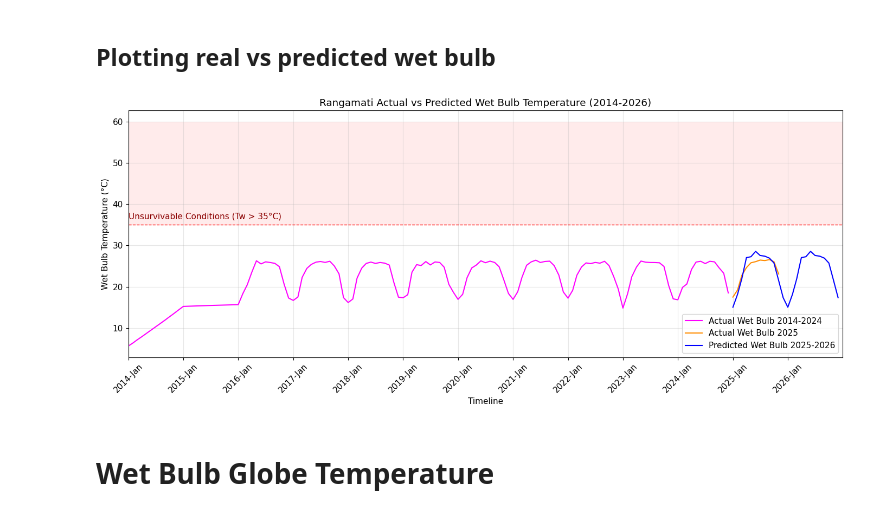
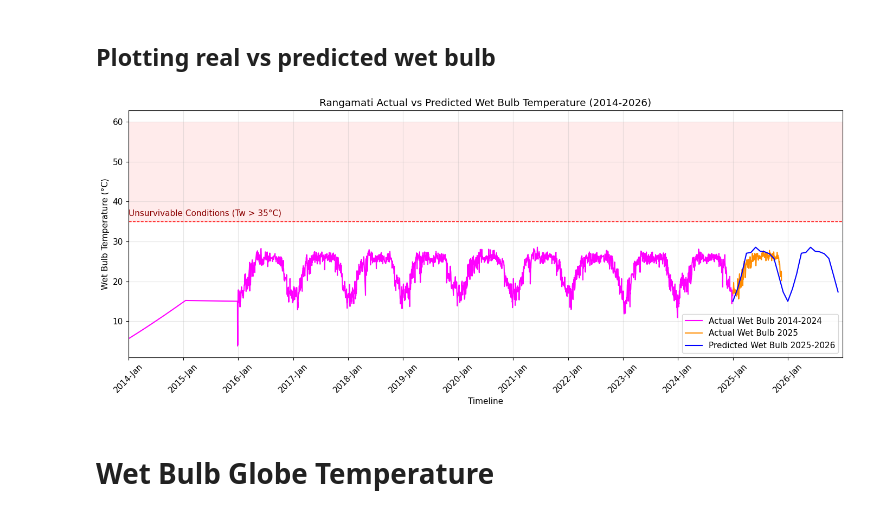
Before and after one commit to not-your-pancake/TCC_Journal, a Jupyter notebook: HI_WB_HS_HM_WBG/rangamati.ipynb, the cells around one changed output. Cells and saved outputs as stored; diff of their text form; code cells hidden in the pictures.

```diff
--- a/HI_WB_HS_HM_WBG/rangamati.ipynb
+++ b/HI_WB_HS_HM_WBG/rangamati.ipynb
@@ -2566,10 +2566,10 @@ df_district_2024 = pd.read_csv("../1980-2024-dataset/Rangamati_historical_weathe
 df = df_district_2024.copy()
 df['date'] = pd.to_datetime(df[['year', 'month', 'day']])
 
-df_monthly_hum = df.set_index('date')['humidity'].resample('MS').mean().reset_index()
+df_monthly_hum = df.set_index('date')['humidity'].interpolate(method='linear').reset_index()
 df_monthly_hum = df_monthly_hum.interpolate(method='linear').dropna()
 
-df_monthly_temp = df.set_index('date')['temperature(degree C)'].resample('MS').mean().reset_index()
+df_monthly_temp = df.set_index('date')['temperature(degree C)'].interpolate(method='linear').reset_index()
 df_monthly_temp = df_monthly_temp.interpolate(method='linear').dropna()
 
 df_WB_2024 = pd.DataFrame()
@@ -2630,11 +2630,11 @@ df_district_2025 = pd.read_csv("../2025-dataset/Rangamati_historical_weather_202
 df = df_district_2025.copy()
 df['date'] = pd.to_datetime(df[['year', 'month', 'day']])
 
-df_monthly_hum = df.set_index('date')['humidity'].resample('MS').mean().reset_index()
-df_monthly_hum = df_monthly_hum.interpolate(method='linear').dropna()
+df_monthly_hum = df.set_index('date')['humidity'].interpolate(method='linear').reset_index()
+df_monthly_hum = df_monthly_hum.dropna()
 
-df_monthly_temp = df.set_index('date')['temperature(degree C)'].resample('MS').mean().reset_index()
-df_monthly_temp = df_monthly_temp.interpolate(method='linear').dropna()
+df_monthly_temp = df.set_index('date')['temperature(degree C)'].interpolate(method='linear').reset_index()
+df_monthly_temp = df_monthly_temp.dropna()
 
 df_WB_2025 = pd.DataFrame()
 df_WB_2025['date'] = df_monthly_temp['date']
@@ -2668,5 +2668,5 @@ df_WB_2025['wet_bulb_C'] = df_WB_2025.apply(
     axis=1
 )
 
-df_WB_2025.tail(30)
+print(df_WB_2025)
 # %% [output]
@@ -2754,11 +2756,11 @@ plt.figure(figsize=(14,6))
 
 # --- Ensure datetime index for monthly data ---
 df_WB_2024 = df_WB_2024.copy()
-df_WB_2024['date'] = pd.date_range(start='2014-01-01', periods=len(df_WB_2024), freq='MS')
+df_WB_2024['date'] = pd.date_range(start='2014-01-01', periods=len(df_WB_2024)) ########################
 df_WB_2024 = df_WB_2024.set_index('date')
 
 df_WB_2025 = df_WB_2025.copy()
-df_WB_2025['date'] = pd.date_range(start='2025-01-01', periods=len(df_WB_2025), freq='MS')
+df_WB_2025['date'] = pd.date_range(start='2025-01-01', periods=len(df_WB_2025))
 df_WB_2025 = df_WB_2025.set_index('date')
 
 df_WB = df_WB.copy()
@@ -2790,34 +2792,34 @@ ax = plt.gca()
 
 unsurvivable_threshold = 35
 
 ax.axhspan(unsurvivable_threshold, 60, facecolor=(1,0,0,0.08), edgecolor=None)
 
 plt.axhline(y=unsurvivable_threshold, color='red', linestyle='--', linewidth=1)
 
 plt.text(
     x=df_WB_2024_plot.index.min(),
     y=unsurvivable_threshold + 1,
     s="Unsurvivable Conditions (Tw > 35°C)",
     fontsize=11,
     color="darkred",
     va="bottom",
     ha="left"
 )
 
 # --- X-axis formatting ---
 plt.gca().xaxis.set_major_locator(mdates.YearLocator())
 plt.gca().xaxis.set_major_formatter(mdates.DateFormatter('%Y-%b'))
 plt.xticks(rotation=45)
 
 plt.grid(alpha=0.3)
 
 plt.xlim(pd.Timestamp('2014-01-01'), pd.Timestamp('2026-12-31'))
 
 plt.legend()
 plt.tight_layout()
 plt.show()
 # %% [output]
-[figure, old version]
+[figure, new version]
 # %% [markdown]
 # Wet Bulb Globe Temperature
 # %% [markdown]
```
Also changed, not shown: parts of 28 cells of this notebook, 4 other files.
